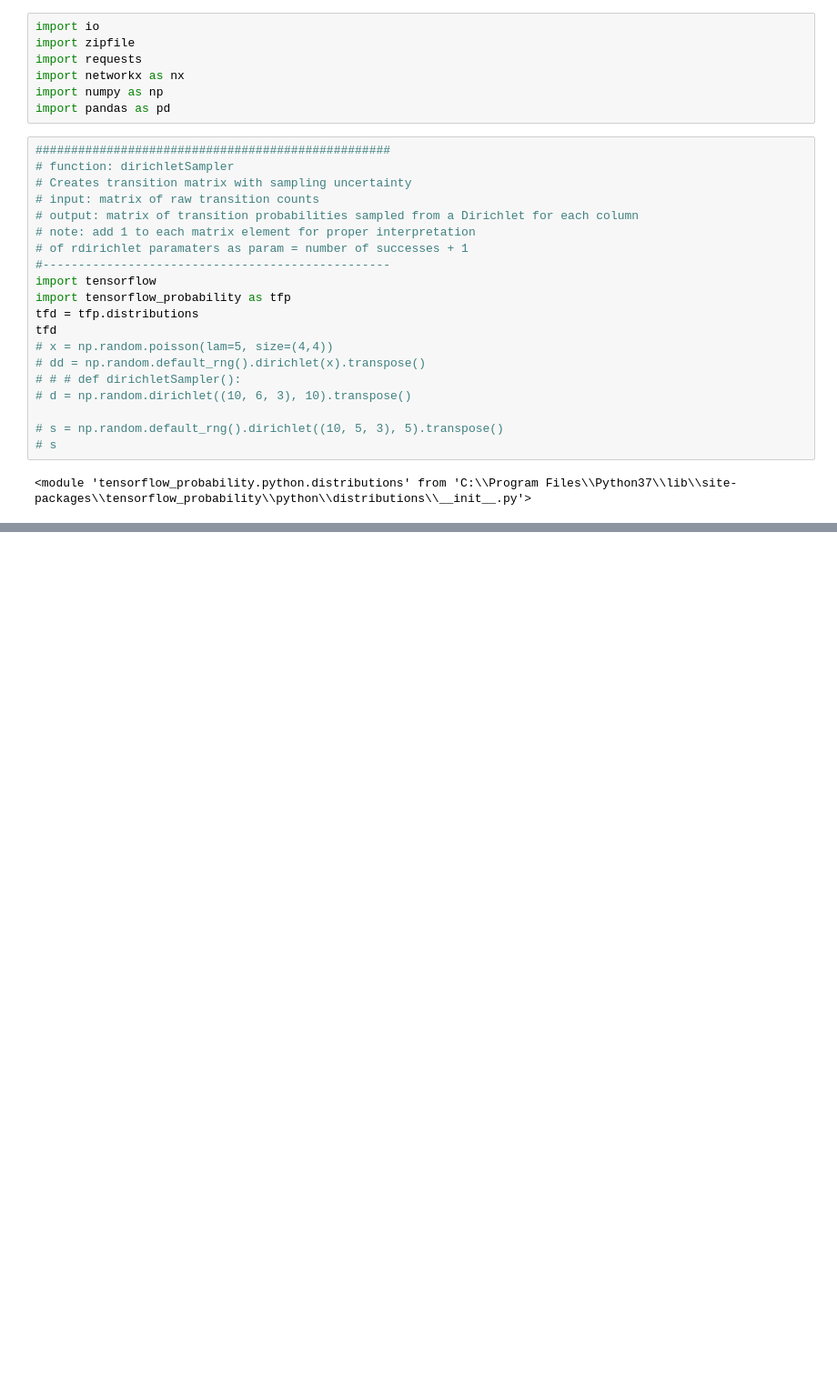
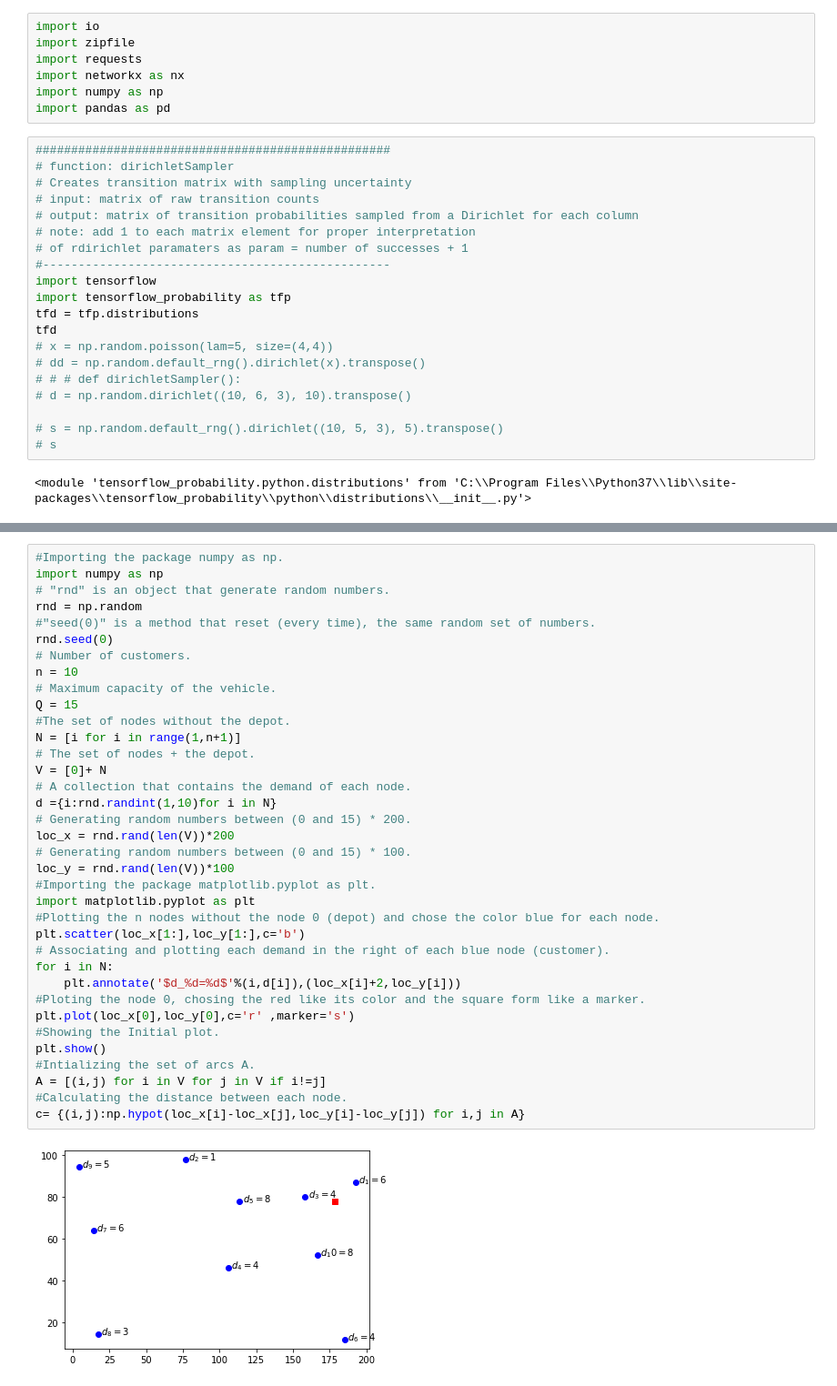
Before and after one commit to selfDiscipline/3L-SDVR, a Jupyter notebook: 3L-SDVR.ipynb, the cells around one changed output, grey strips where cells are left out. Shown: that part at 91% size. Cells and saved outputs as stored; diff of their text form; blank space fills up the shorter version.

```diff
--- a/3L-SDVR.ipynb
+++ b/3L-SDVR.ipynb
@@ -244,0 +220,38 @@ Maximum of the route distances: 1552m
+# %%
+#Importing the package numpy as np.
+import numpy as np
+# "rnd" is an object that generate random numbers.
+rnd = np.random
+#"seed(0)" is a method that reset (every time), the same random set of numbers.
+rnd.seed(0)
+# Number of customers.
+n = 10
+# Maximum capacity of the vehicle.
+Q = 15
+#The set of nodes without the depot.
+N = [i for i in range(1,n+1)]
+# The set of nodes + the depot.
+V = [0]+ N
+# A collection that contains the demand of each node.
+d ={i:rnd.randint(1,10)for i in N}
+# Generating random numbers between (0 and 15) * 200.
+loc_x = rnd.rand(len(V))*200
+# Generating random numbers between (0 and 15) * 100.
+loc_y = rnd.rand(len(V))*100
+#Importing the package matplotlib.pyplot as plt.
+import matplotlib.pyplot as plt
+#Plotting the n nodes without the node 0 (depot) and chose the color blue for each node.
+plt.scatter(loc_x[1:],loc_y[1:],c='b')
+# Associating and plotting each demand in the right of each blue node (customer).
+for i in N:
+    plt.annotate('$d_%d=%d$'%(i,d[i]),(loc_x[i]+2,loc_y[i]))
+#Ploting the node 0, chosing the red like its color and the square form like a marker.
+plt.plot(loc_x[0],loc_y[0],c='r' ,marker='s')
+#Showing the Initial plot.
+plt.show()
+#Intializing the set of arcs A.
+A = [(i,j) for i in V for j in V if i!=j]
+#Calculating the distance between each node.
+c= {(i,j):np.hypot(loc_x[i]-loc_x[j],loc_y[i]-loc_y[j]) for i,j in A}
+# %% [output]
+[figure, added]
```
Also changed, not shown: parts of 7 cells of this notebook.
